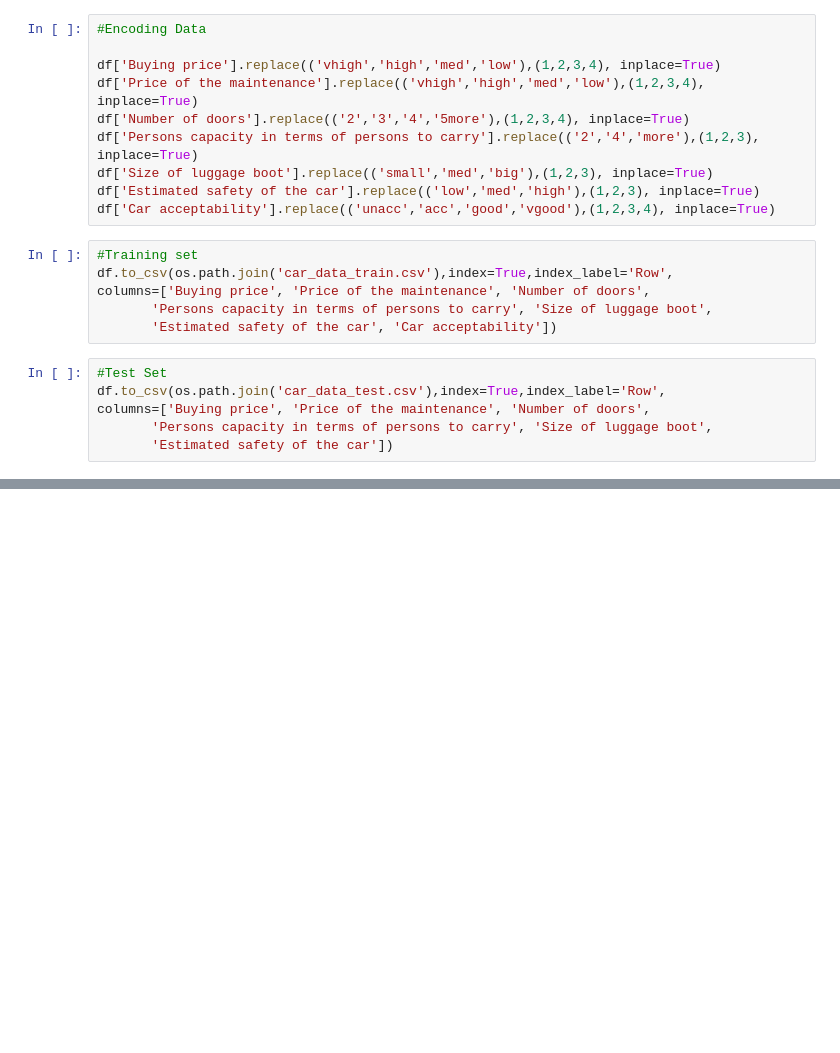
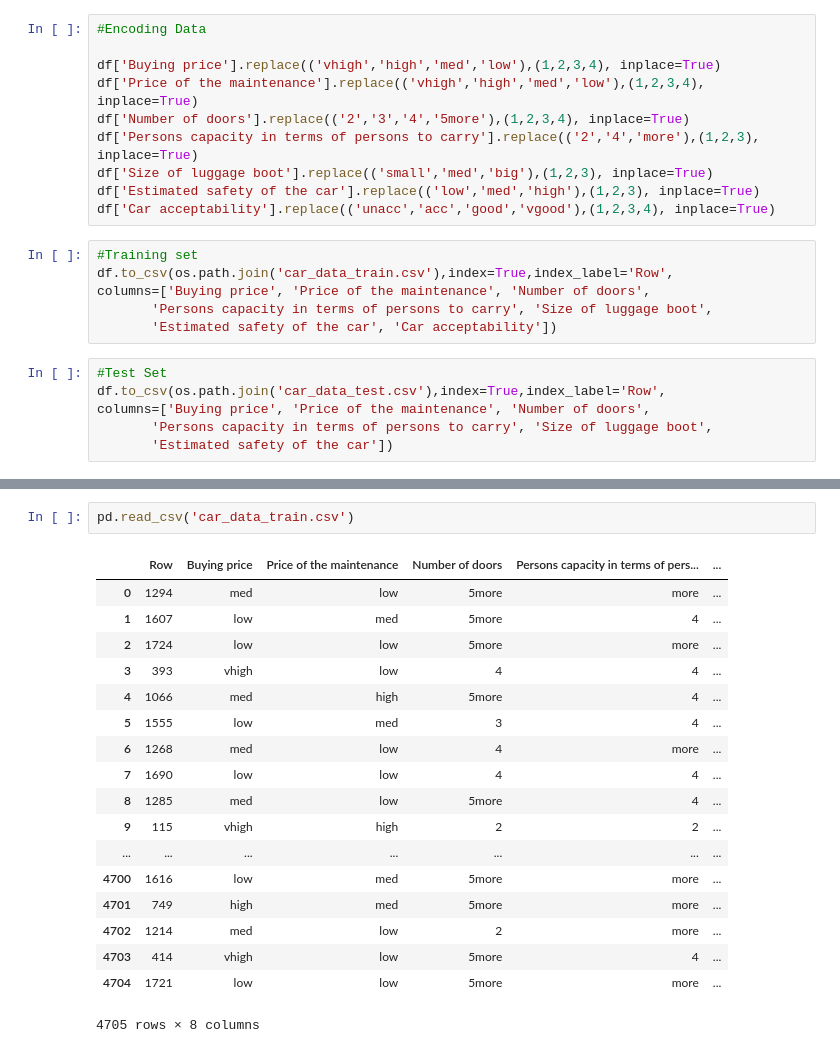
Before and after one commit to sandeep-a-pradhan/Practice, a Jupyter notebook: Car_Evaluation.ipynb, the cells around one changed output, grey strips where cells are left out. Drawn from its saved outputs; the diff is of its cells as text; blank space fills up the shorter version.

```diff
--- a/Car_Evaluation.ipynb
+++ b/Car_Evaluation.ipynb
@@ -147 +164,22 @@ Car acceptability                                int64
 dtype: object
+# %%
+pd.read_csv('car_data_train.csv')
+# %% [output]
+|  | Row | Buying price | Price of the maintenance | Number of doors | Persons capacity in terms of pers... | ... |
+| 0 | 1294 | med | low | 5more | more | ... |
+| 1 | 1607 | low | med | 5more | 4 | ... |
+| 2 | 1724 | low | low | 5more | more | ... |
+| 3 | 393 | vhigh | low | 4 | 4 | ... |
+| 4 | 1066 | med | high | 5more | 4 | ... |
+| 5 | 1555 | low | med | 3 | 4 | ... |
+| 6 | 1268 | med | low | 4 | more | ... |
+| 7 | 1690 | low | low | 4 | 4 | ... |
+| 8 | 1285 | med | low | 5more | 4 | ... |
+| 9 | 115 | vhigh | high | 2 | 2 | ... |
+| ... | ... | ... | ... | ... | ... | ... |
+| 4700 | 1616 | low | med | 5more | more | ... |
+| 4701 | 749 | high | med | 5more | more | ... |
+| 4702 | 1214 | med | low | 2 | more | ... |
+| 4703 | 414 | vhigh | low | 5more | 4 | ... |
+| 4704 | 1721 | low | low | 5more | more | ... |
+4705 rows × 8 columns
```
Also changed, not shown: parts of 7 cells of this notebook, 2 other files.
